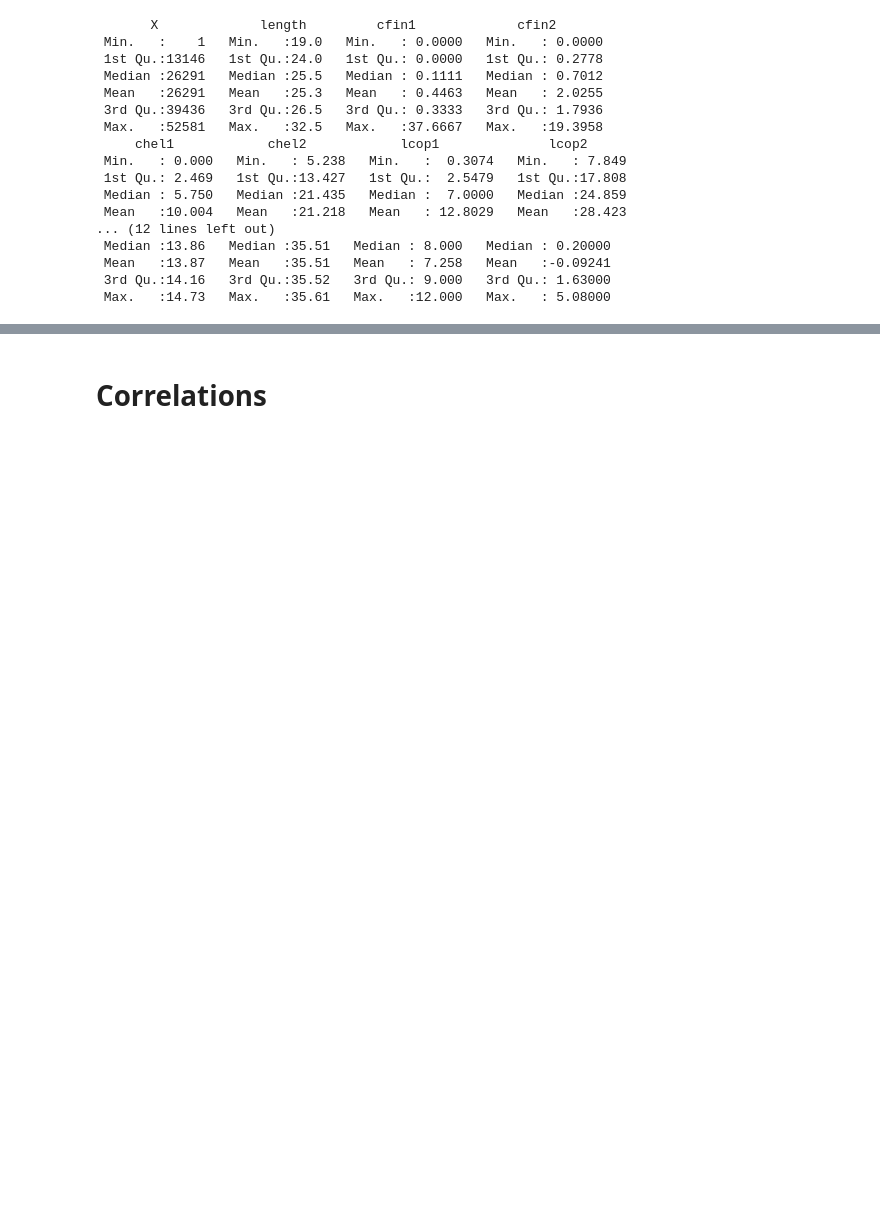
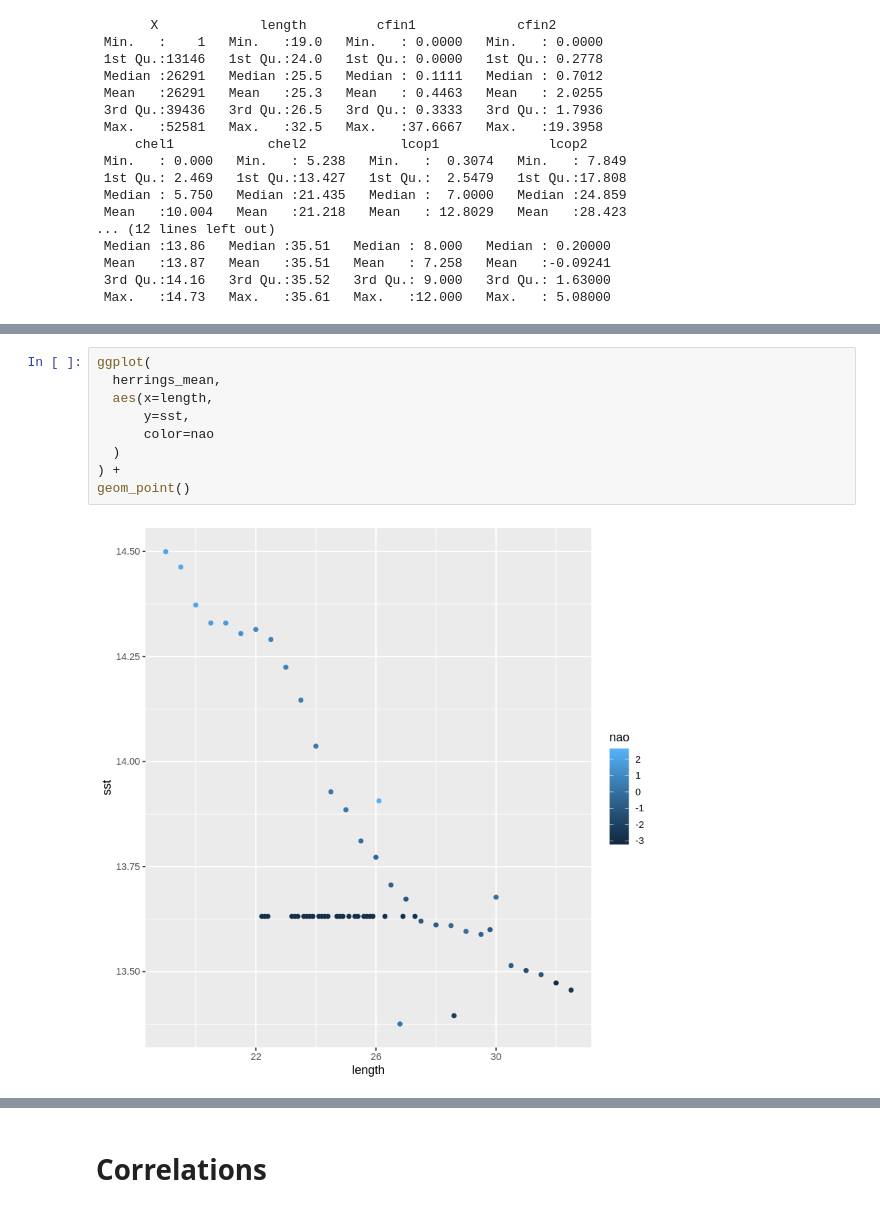
Before and after one commit to mateuszskiba/emd-1, a Jupyter notebook: Herrings.ipynb, the cells around one changed output, grey strips where cells are left out. Saved outputs shown, nothing was run; the diff lists cells and outputs as text; blank space fills up the shorter version.

```diff
--- a/Herrings.ipynb
+++ b/Herrings.ipynb
@@ -117,0 +98,11 @@ A tibble: 59 × 16
+# %%
+ggplot(
+  herrings_mean,
+  aes(x=length,
+      y=sst,
+      color=nao
+  )
+) +
+geom_point()
+# %% [output]
+[figure, added]
```
Also changed, not shown: parts of 7 cells of this notebook.
